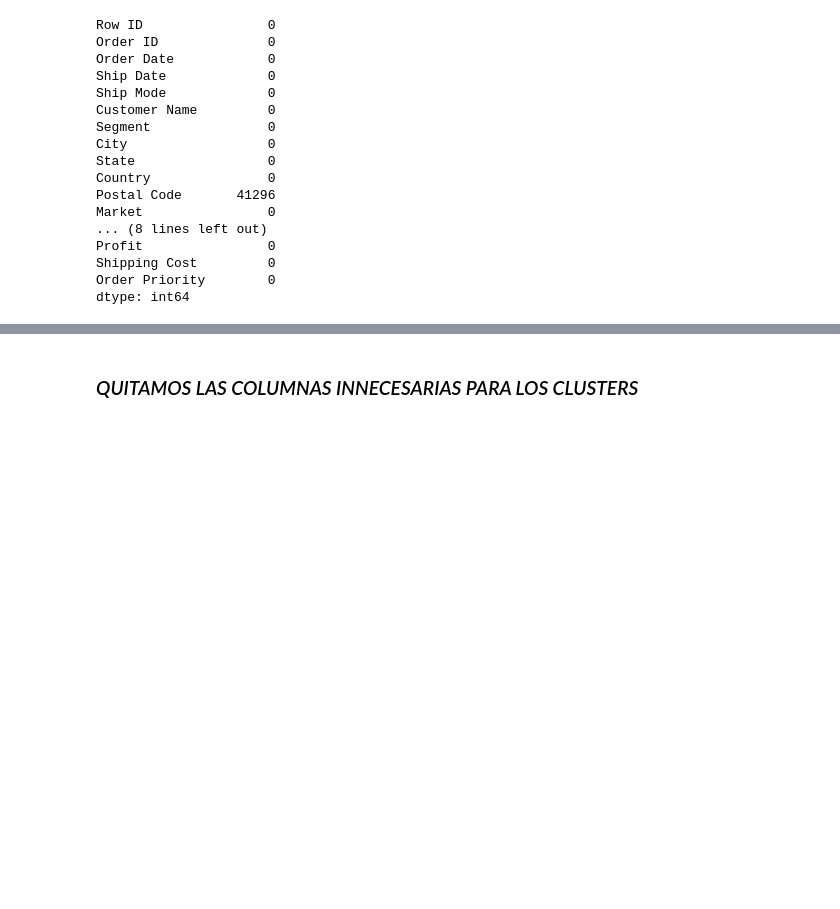
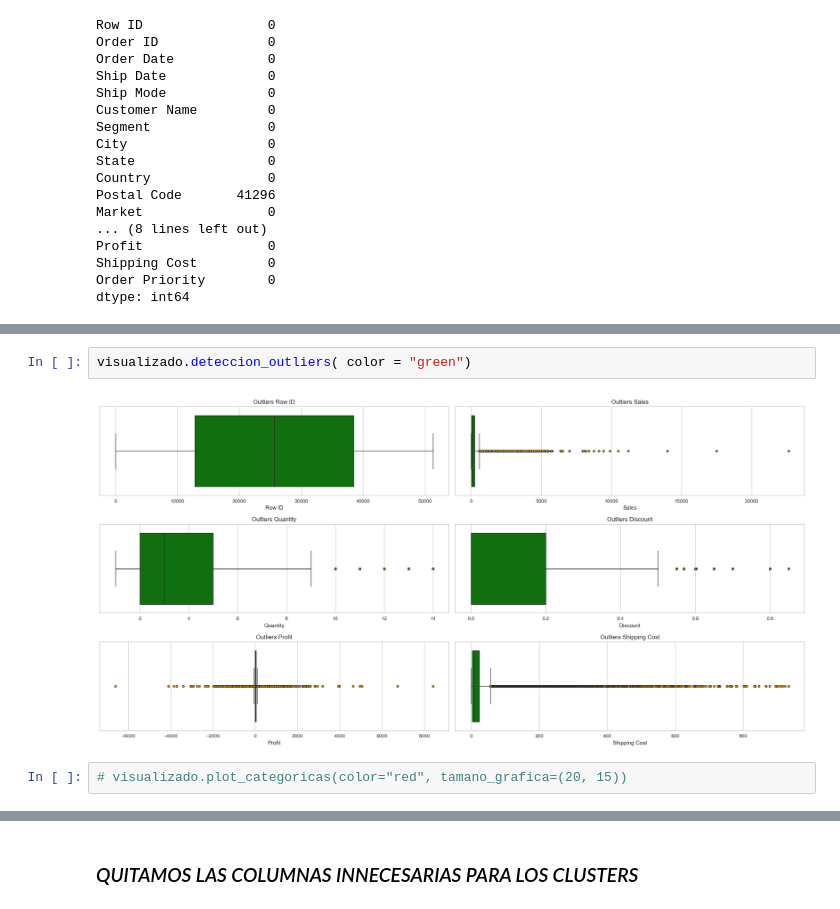
Before and after one commit to jgilsu11/Proyecto9-Clustering, a Jupyter notebook: Notebooks/clusterizacion.ipynb, the cells around one changed output, grey strips where cells are left out. Cells and saved outputs as stored; diff of their text form; blank space fills up the shorter version.

```diff
--- a/Notebooks/clusterizacion.ipynb
+++ b/Notebooks/clusterizacion.ipynb
@@ -177,0 +189,6 @@ dtype: int64
+# %%
+visualizado.deteccion_outliers( color = "green")
+# %% [output]
+[figure, added]
+# %%
+# visualizado.plot_categoricas(color="red", tamano_grafica=(20, 15))
```
Also changed, not shown: parts of 43 cells of this notebook, 1 other file.
